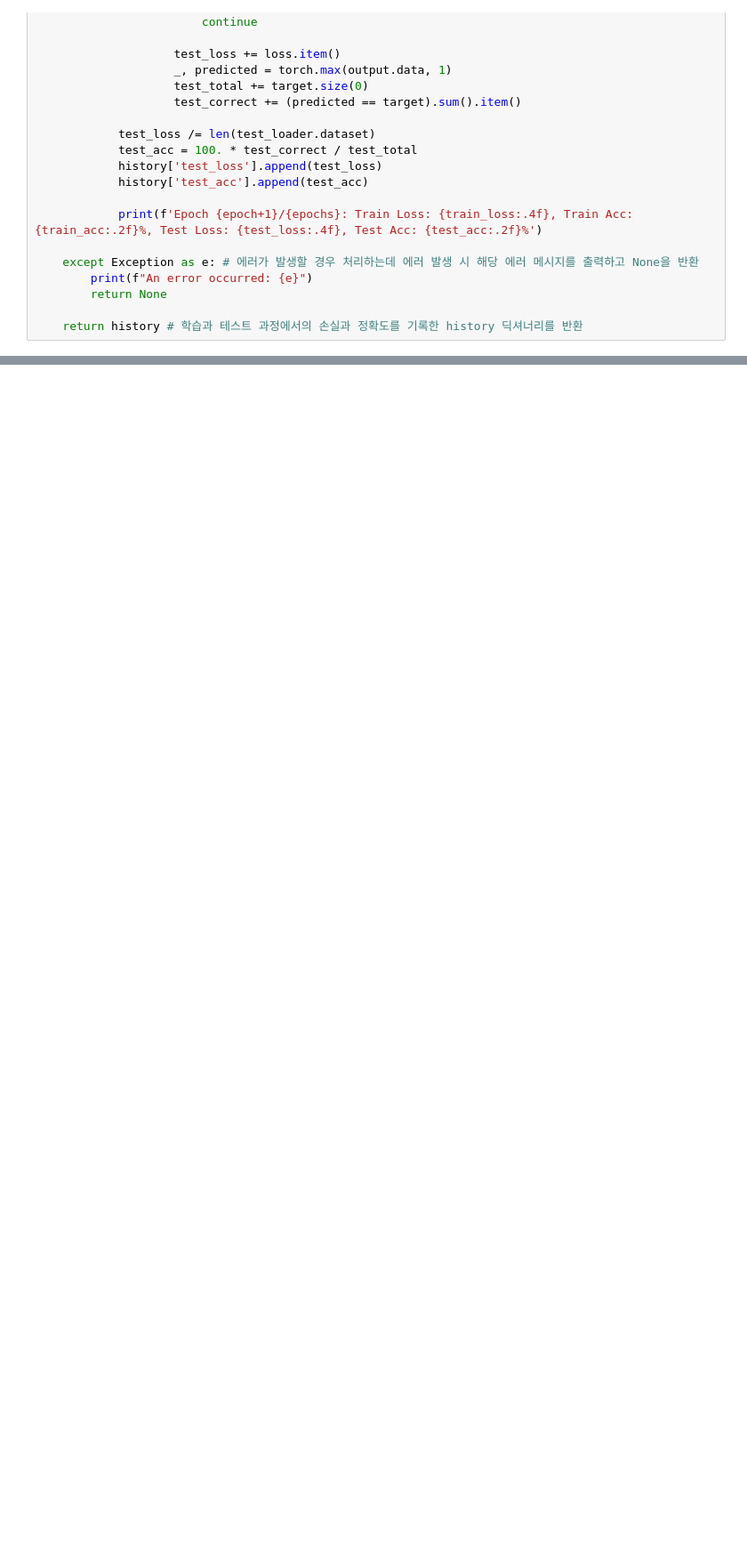
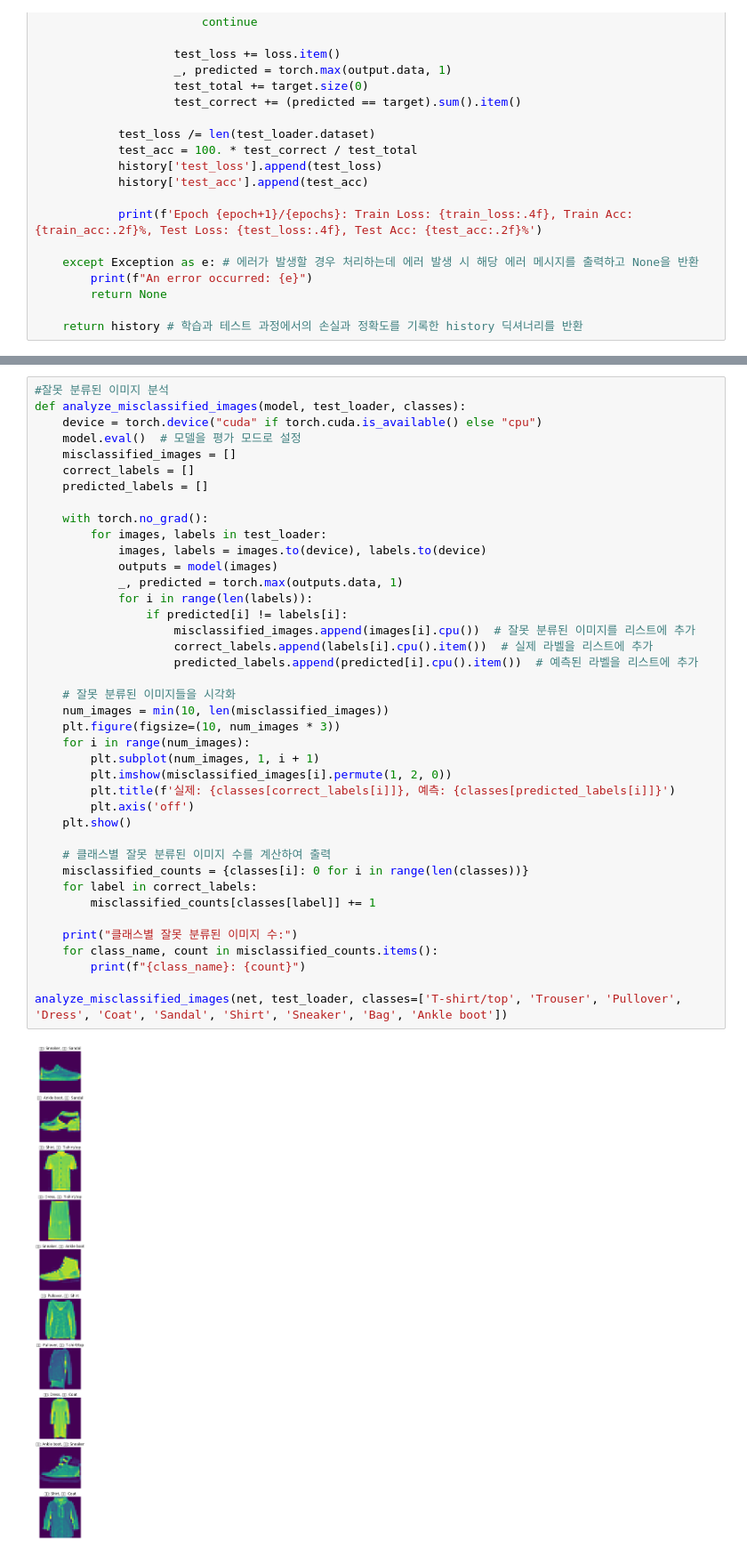
Before and after one commit to Konkuk-Univ-Glocal-Campus/introai202401-midterm-sungminiioo, a Jupyter notebook: Untitled-1.ipynb, the cells around one changed output, grey strips where cells are left out. Shown at 89% size. Drawn from its saved outputs; the diff is of its cells as text; blank space fills up the shorter version.

```diff
--- a/Untitled-1.ipynb
+++ b/Untitled-1.ipynb
@@ -186,0 +209,42 @@ Epoch 5/5: Train Loss: 0.0023, Train Acc: 89.68%, Test Loss: 0.0028, Test Acc: 8
+# %%
+#잘못 분류된 이미지 분석
+def analyze_misclassified_images(model, test_loader, classes):
+    device = torch.device("cuda" if torch.cuda.is_available() else "cpu")
+    model.eval()  # 모델을 평가 모드로 설정
+    misclassified_images = []
+    correct_labels = []
+    predicted_labels = []
+
+    with torch.no_grad():
+        for images, labels in test_loader:
+            images, labels = images.to(device), labels.to(device)
+            outputs = model(images)
+            _, predicted = torch.max(outputs.data, 1)
+            for i in range(len(labels)):
+                if predicted[i] != labels[i]:
+                    misclassified_images.append(images[i].cpu())  # 잘못 분류된 이미지를 리스트에 추가
+                    correct_labels.append(labels[i].cpu().item())  # 실제 라벨을 리스트에 추가
+                    predicted_labels.append(predicted[i].cpu().item())  # 예측된 라벨을 리스트에 추가
+
+    # 잘못 분류된 이미지들을 시각화
+    num_images = min(10, len(misclassified_images))
+    plt.figure(figsize=(10, num_images * 3))
+    for i in range(num_images):
+        plt.subplot(num_images, 1, i + 1)
+        plt.imshow(misclassified_images[i].permute(1, 2, 0))
+        plt.title(f'실제: {classes[correct_labels[i]]}, 예측: {classes[predicted_labels[i]]}')
+        plt.axis('off')
+    plt.show()
+
+    # 클래스별 잘못 분류된 이미지 수를 계산하여 출력
+    misclassified_counts = {classes[i]: 0 for i in range(len(classes))}
+    for label in correct_labels:
+        misclassified_counts[classes[label]] += 1
+
+    print("클래스별 잘못 분류된 이미지 수:")
+    for class_name, count in misclassified_counts.items():
+        print(f"{class_name}: {count}")
+
+analyze_misclassified_images(net, test_loader, classes=['T-shirt/top', 'Trouser', 'Pullover', 'Dress', 'Coat', 'Sandal', 'Shirt', 'Sneaker', 'Bag', 'Ankle boot'])
+# %% [output]
+[figure, added]
```
Also changed, not shown: parts of 3 cells of this notebook, 1 other file.
